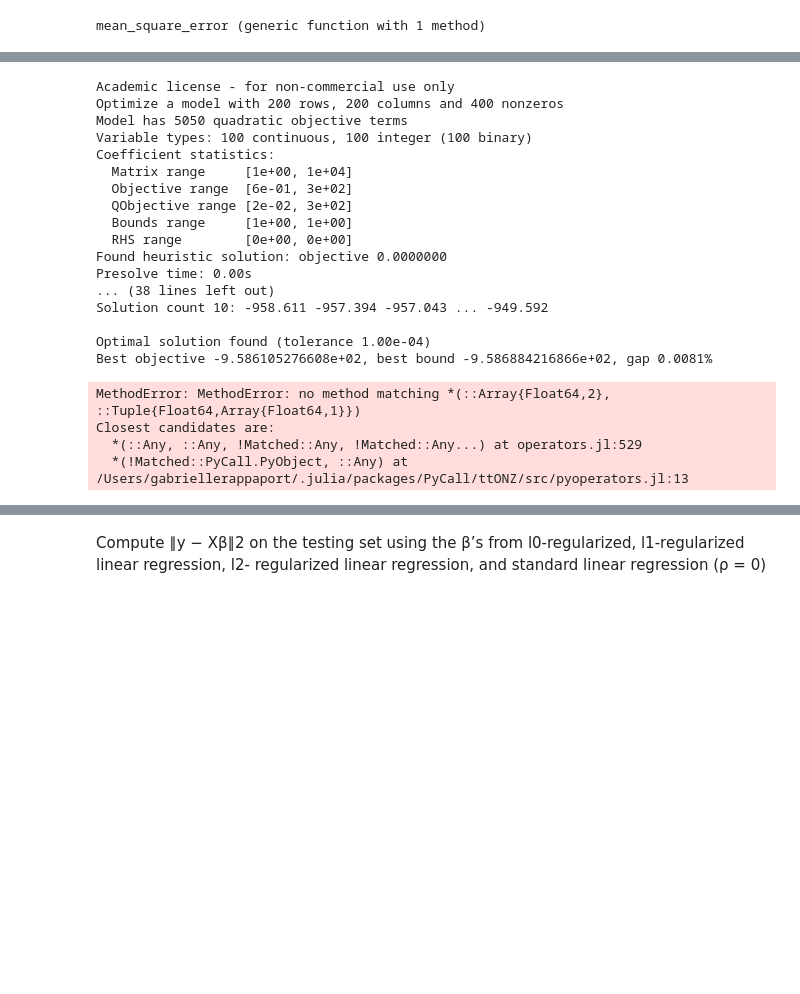
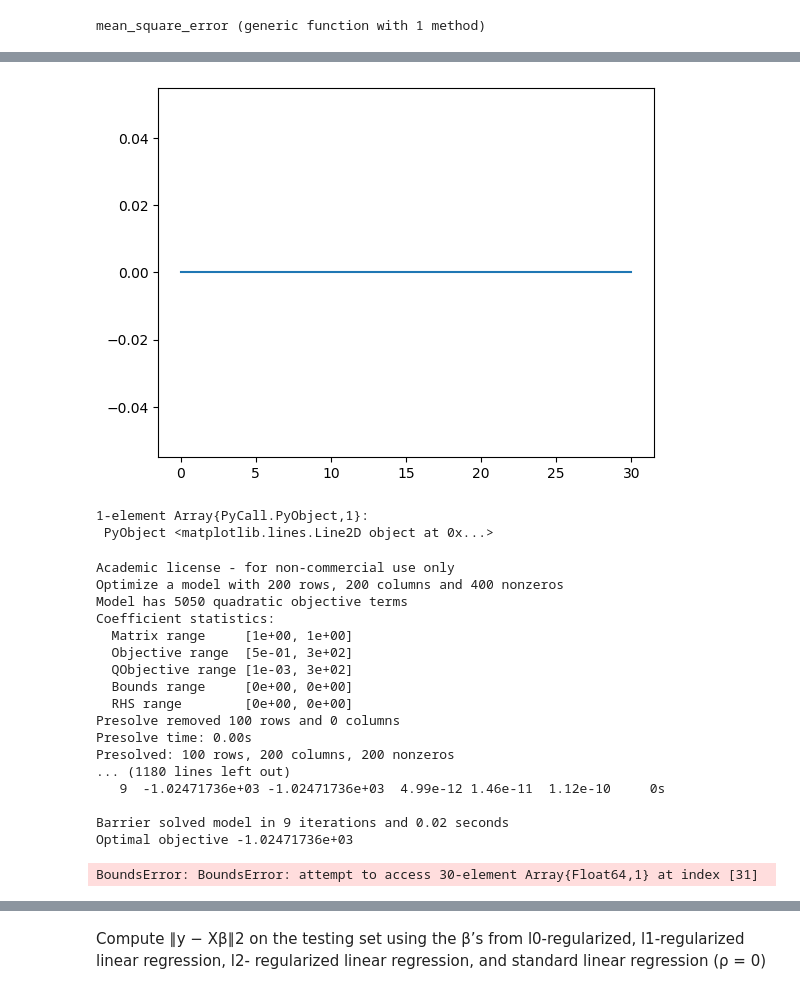
Before and after one commit to gabyrappaport/ml_mban_hw1, a Jupyter notebook: Pset 1-Copy1.ipynb, the cells around one changed output, grey strips where cells are left out. Cells and saved outputs as stored; diff of their text form; code cells hidden in the pictures; blank space fills up the shorter version.

```diff
--- a/Pset 1-Copy1.ipynb
+++ b/Pset 1-Copy1.ipynb
@@ -178,28 +248,32 @@ rho_test = [i for i=1:10]
+# %%
+plot(ρ_l0, errors_l0)
+# %% [output]
+[figure, added]
+1-element Array{PyCall.PyObject,1}:
+ PyObject <matplotlib.lines.Line2D object at 0x...>
 # %%
-error_l0 = zeros(length(rho_test))
+ρ_l1 = [i/2 for i=1:60]
+errors_l1 = zeros(length(ρ_l1))
 
-for i in 1:length(rho_test)
-    error_l0[i] = compute_error_l0(rho_test[i], val_set, val_set_output)
+for i in 1:length(errors_l1)
+    error_l1[i] = compute_error_l1(ρ_l1[i], X_validation, y_validation)
 end
 # %% [output]
 Academic license - for non-commercial use only
 Optimize a model with 200 rows, 200 columns and 400 nonzeros
 Model has 5050 quadratic objective terms
-Variable types: 100 continuous, 100 integer (100 binary)
 Coefficient statistics:
-  Matrix range     [1e+00, 1e+04]
-  Objective range  [6e-01, 3e+02]
-  QObjective range [2e-02, 3e+02]
-  Bounds range     [1e+00, 1e+00]
+  Matrix range     [1e+00, 1e+00]
+  Objective range  [5e-01, 3e+02]
+  QObjective range [1e-03, 3e+02]
+  Bounds range     [0e+00, 0e+00]
   RHS range        [0e+00, 0e+00]
-Found heuristic solution: objective 0.0000000
+Presolve removed 100 rows and 0 columns
 Presolve time: 0.00s
-... (38 lines left out)
-Solution count 10: -958.611 -957.394 -957.043 ... -949.592
+Presolved: 100 rows, 200 columns, 200 nonzeros
+... (1180 lines left out)
+   9  -1.02471736e+03 -1.02471736e+03  4.99e-12 1.46e-11  1.12e-10     0s
 
-Optimal solution found (tolerance 1.00e-04)
-Best objective -9.586105276608e+02, best bound -9.586884216866e+02, gap 0.0081%
+Barrier solved model in 9 iterations and 0.02 seconds
+Optimal objective -1.02471736e+03
-MethodError: MethodError: no method matching *(::Array{Float64,2}, ::Tuple{Float64,Array{Float64,1}})
-Closest candidates are:
-  *(::Any, ::Any, !Matched::Any, !Matched::Any...) at operators.jl:529
-  *(!Matched::PyCall.PyObject, ::Any) at /Users/gabriellerappaport/.julia/packages/PyCall/ttONZ/src/pyoperators.jl:13
+BoundsError: BoundsError: attempt to access 30-element Array{Float64,1} at index [31]
```
Also changed, not shown: parts of 20 cells of this notebook.
